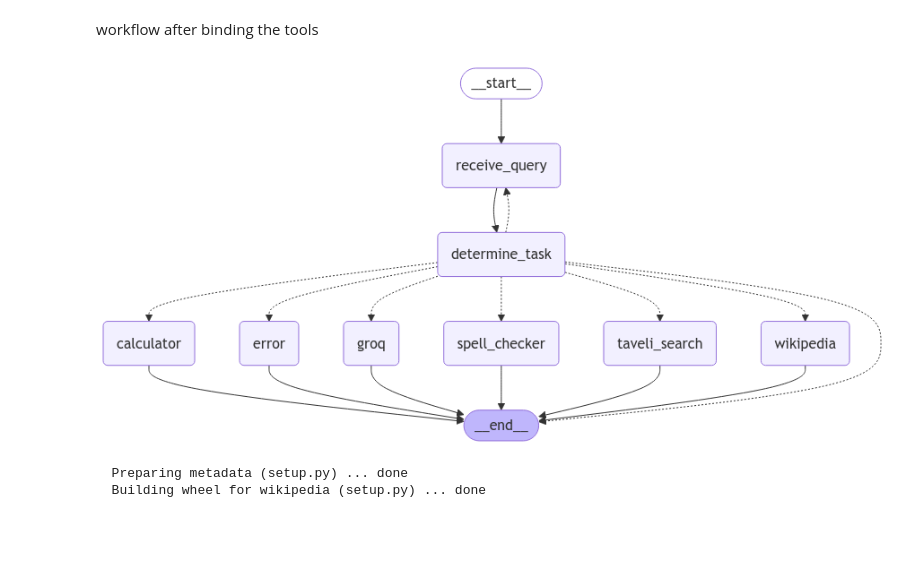
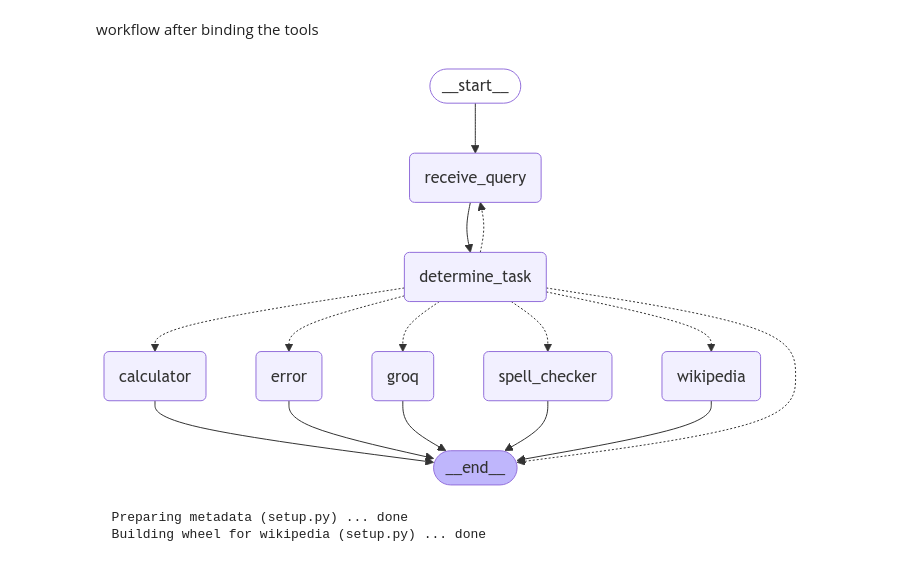
Before and after one commit to code-with-ayesha/chatbots, a Jupyter notebook: chatbot.ipynb, the cells around one changed output. Saved outputs shown, nothing was run; the diff lists cells and outputs as text; code cells hidden in the pictures; blank space fills up the shorter version.

```diff
--- a/chatbot.ipynb
+++ b/chatbot.ipynb
@@ -237,36 +236,34 @@ from IPython.display import Image, display
 builder = StateGraph(state_schema=ChatBotState)
 
 # Add nodes
 builder.add_node("receive_query", receive_query)
 builder.add_node("determine_task", determine_task)
 builder.add_node("calculator", calculator_task)
 builder.add_node("wikipedia", wikipedia_task)
 builder.add_node("spell_checker", spell_checker_task)
-builder.add_node("taveli_search", taveli_task)
 builder.add_node("groq", groq_task)
 builder.add_node("error", error_task)
 
 # Define edges
 builder.add_edge(START, "receive_query")
 builder.add_edge("receive_query", "determine_task")
 builder.add_conditional_edges(
     "determine_task",
     lambda state: state["task"],  # Route based on the task identified
 )
 builder.add_edge("calculator", END)
 builder.add_edge("wikipedia", END)
 builder.add_edge("spell_checker", END)
-builder.add_edge("taveli_search", END)
 builder.add_edge("groq", END)
 builder.add_edge("error", END)
 
 # Compile the graph
 chatbot_graph = builder.compile()
 
 # Visualize the graph
 display(Image(chatbot_graph.get_graph().draw_mermaid_png()))
 # %% [output]
-[figure, old version]
+[figure, new version]
 # %%
 !pip -q install wikipedia
 # %% [output]
```
Also changed, not shown: parts of 18 cells of this notebook.
